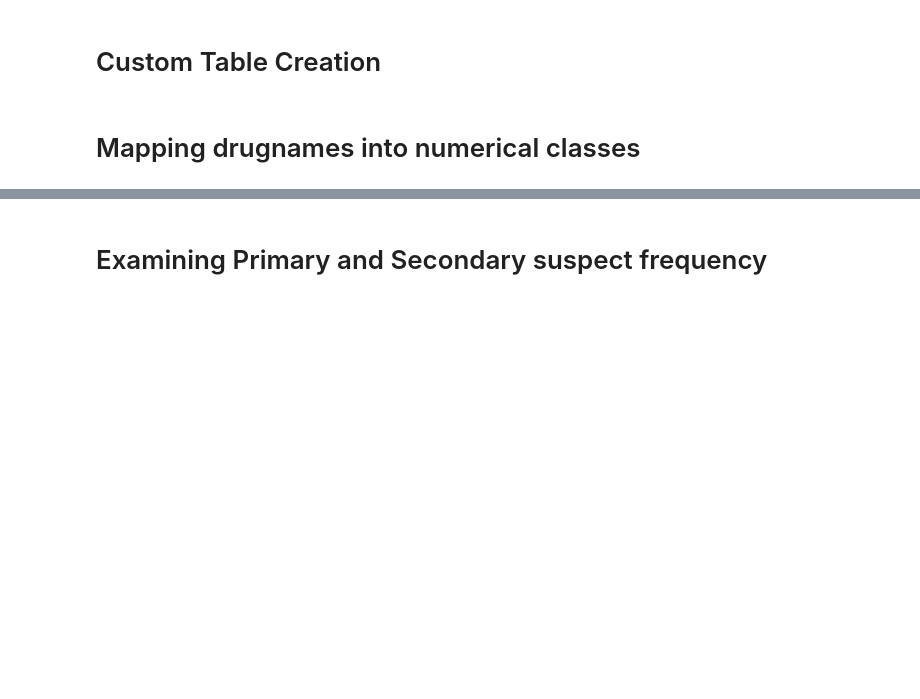
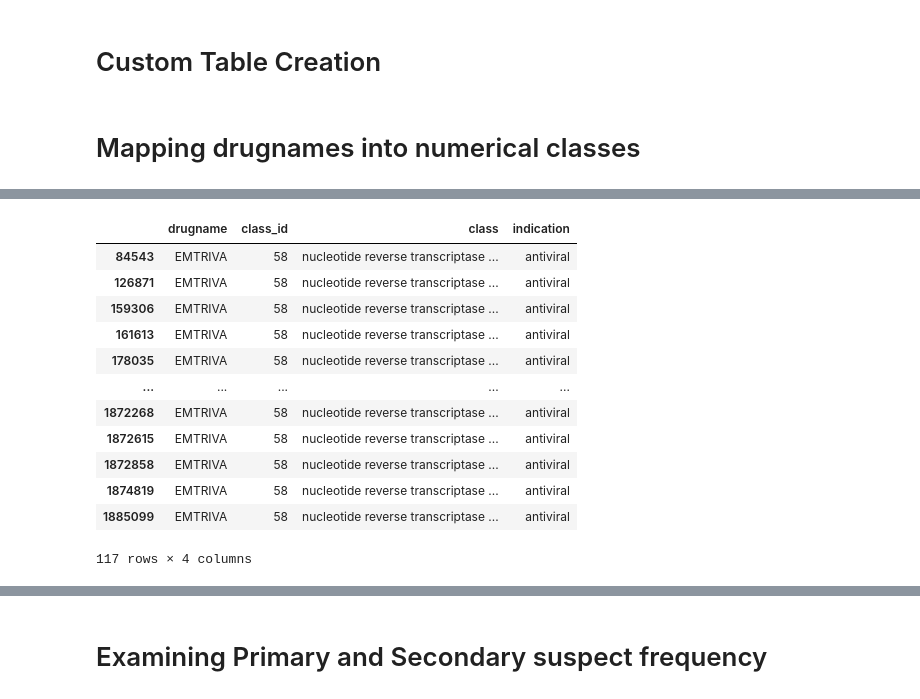
Before and after one commit to G-Sprouts/FDA_sae, a Jupyter notebook: drug_file.ipynb, the cells around one changed output, grey strips where cells are left out. Drawn from its saved outputs; the diff is of its cells as text; code cells hidden in the pictures; blank space fills up the shorter version.

Commit message:
more drugname mapping

```diff
--- a/drug_file.ipynb
+++ b/drug_file.ipynb
@@ -89,12 +146,13 @@ total_time / 60
 # Mapping drugnames into numerical classes
 # %%
 class_df = pd.DataFrame(columns=['drugname', 'class_id', 'class', 'indication'])
-class_df.drugname = new_drug_df.drugname
 # %%
-### Convert all values in 'prod_ai' column to string values, and then separate non-nan values out for class mapping
+# Convert all values in 'prod_ai' column to string values, and then separate non-nan values out for class mapping
 
 
 
 drug_file.prod_ai = drug_file.prod_ai.astype(str)
+drug_file.prod_ai = drug_file.prod_ai.map(lambda x: x.replace('.', ''))
 indicies = drug_file[drug_file.prod_ai != 'nan'].index
 present = drug_file.prod_ai.loc[indicies]
+class_df.drugname = present
@@ -160,0 +488,16 @@ drugs.to_csv('drugs.csv', index=False)
+# %%
+class_df[class_df.drugname=='EMTRIVA']
+# %% [output]
+|  | drugname | class_id | class | indication |
+| 84543 | EMTRIVA | 58 | nucleotide reverse transcriptase ... | antiviral |
+| 126871 | EMTRIVA | 58 | nucleotide reverse transcriptase ... | antiviral |
+| 159306 | EMTRIVA | 58 | nucleotide reverse transcriptase ... | antiviral |
+| 161613 | EMTRIVA | 58 | nucleotide reverse transcriptase ... | antiviral |
+| 178035 | EMTRIVA | 58 | nucleotide reverse transcriptase ... | antiviral |
+| ... | ... | ... | ... | ... |
+| 1872268 | EMTRIVA | 58 | nucleotide reverse transcriptase ... | antiviral |
+| 1872615 | EMTRIVA | 58 | nucleotide reverse transcriptase ... | antiviral |
+| 1872858 | EMTRIVA | 58 | nucleotide reverse transcriptase ... | antiviral |
+| 1874819 | EMTRIVA | 58 | nucleotide reverse transcriptase ... | antiviral |
+| 1885099 | EMTRIVA | 58 | nucleotide reverse transcriptase ... | antiviral |
+117 rows × 4 columns
```
Also changed, not shown: parts of 23 cells of this notebook.
